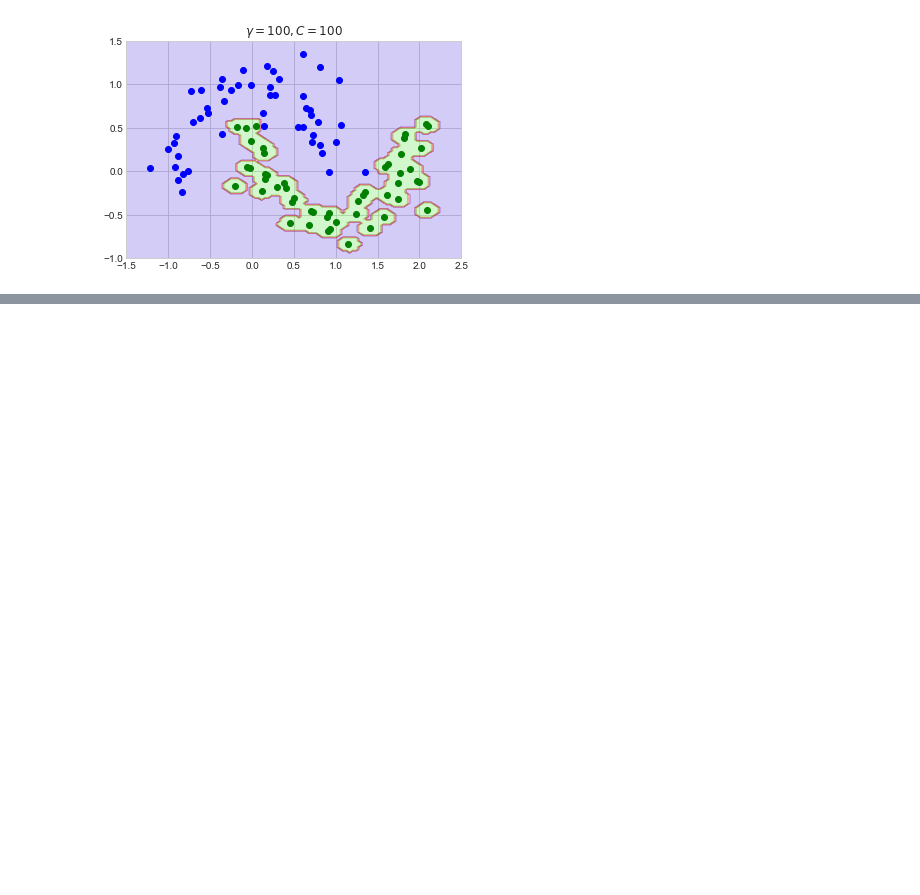
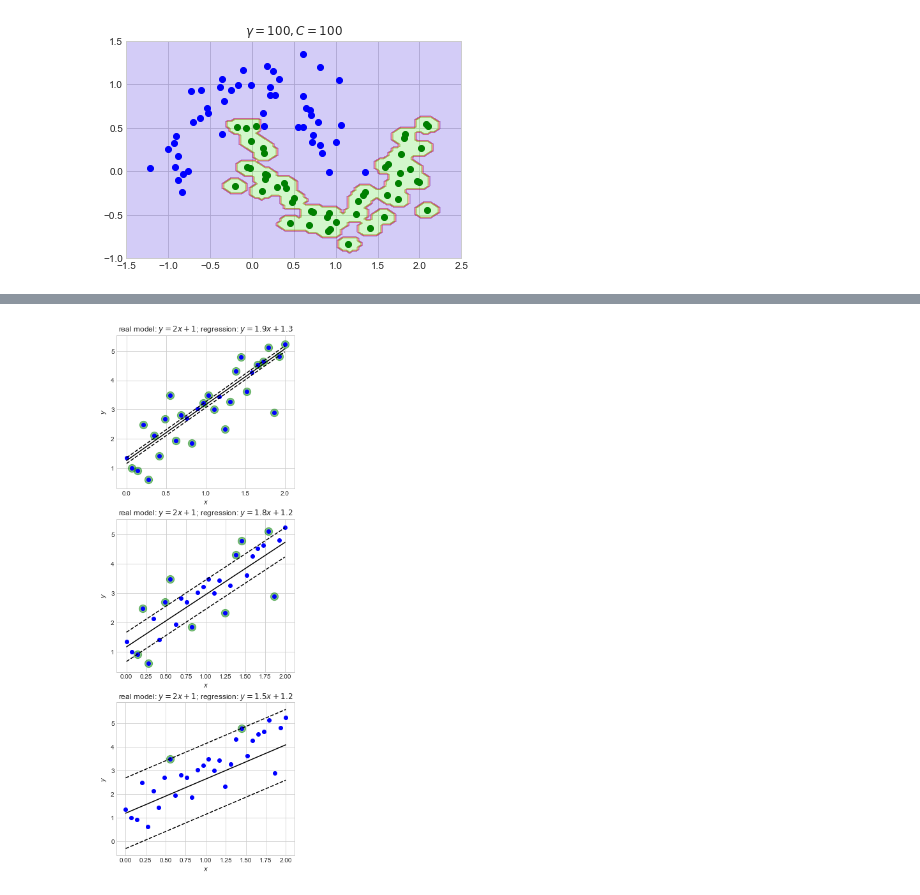
Before and after one commit to jhrcook/100DaysOfPython, a Jupyter notebook: HandsOnMachineLearningWithScikitLearnAndTensorFlow/homl_ch05.ipynb, the cells around one changed output, grey strips where cells are left out. Cells and saved outputs as stored; diff of their text form; code cells hidden in the pictures; blank space fills up the shorter version.

Commit message:
47 of 100 Days of Python I finished the section on SVMs by playing around with linear, polynomial, and kernelized methods.

```diff
--- a/HandsOnMachineLearningWithScikitLearnAndTensorFlow/homl_ch05.ipynb
+++ b/HandsOnMachineLearningWithScikitLearnAndTensorFlow/homl_ch05.ipynb
@@ -482,0 +488,45 @@ plt.show()
+# %%
+from sklearn.svm import LinearSVR
+
+def plot_svm_linear_regression(model, x, y):
+    # The regression line and margins for SVM model.
+    svm_y = model.predict(x.reshape(-1, 1))
+    svm_y_lower = svm_y - model.epsilon
+    svm_y_upper = svm_y + model.epsilon
+
+    # Highlight the violations.
+    idx = np.abs(y - svm_y) > model.epsilon
+
+    # Plot
+    plt.scatter(x[idx], y[idx], color='green', alpha=0.5, s=150)
+    plt.scatter(x, y, color='blue')
+    plt.plot(x, svm_y, 'k-')
+    plt.plot(x, svm_y_lower, 'k--')
+    plt.plot(x, svm_y_upper, 'k--')
+
+    plt.xlabel('$x$')
+    plt.ylabel('$y$')
+
+
+# Toy data from a linear model.
+n = 30
+x = np.linspace(0.0, 2.0, n)
+y = np.array((2.0 * x) + 1.0 + np.random.randn(n))
+
+fig = plt.figure(figsize=(5, 15))
+
+for i, ep in zip([1, 2, 3], [0.1, 0.5, 1.5]):
+    # Linear SVM regression.
+    svm_reg = LinearSVR(epsilon=ep)
+    svm_reg.fit(x.reshape(-1, 1), y)
+
+    plt.subplot(3, 1, i)
+    plot_svm_linear_regression(svm_reg, x, y)
+
+    m = np.round(svm_reg.coef_, 1)[0]
+    b = np.round(svm_reg.intercept_, 1)[0]
+    plt.title(f'real model: $y = 2x + 1$; regression: $y = {m}x + {b}$')
+
+plt.show()
+# %% [output]
+[figure, added]
```
Also changed, not shown: parts of 8 cells of this notebook, 6 other files.
